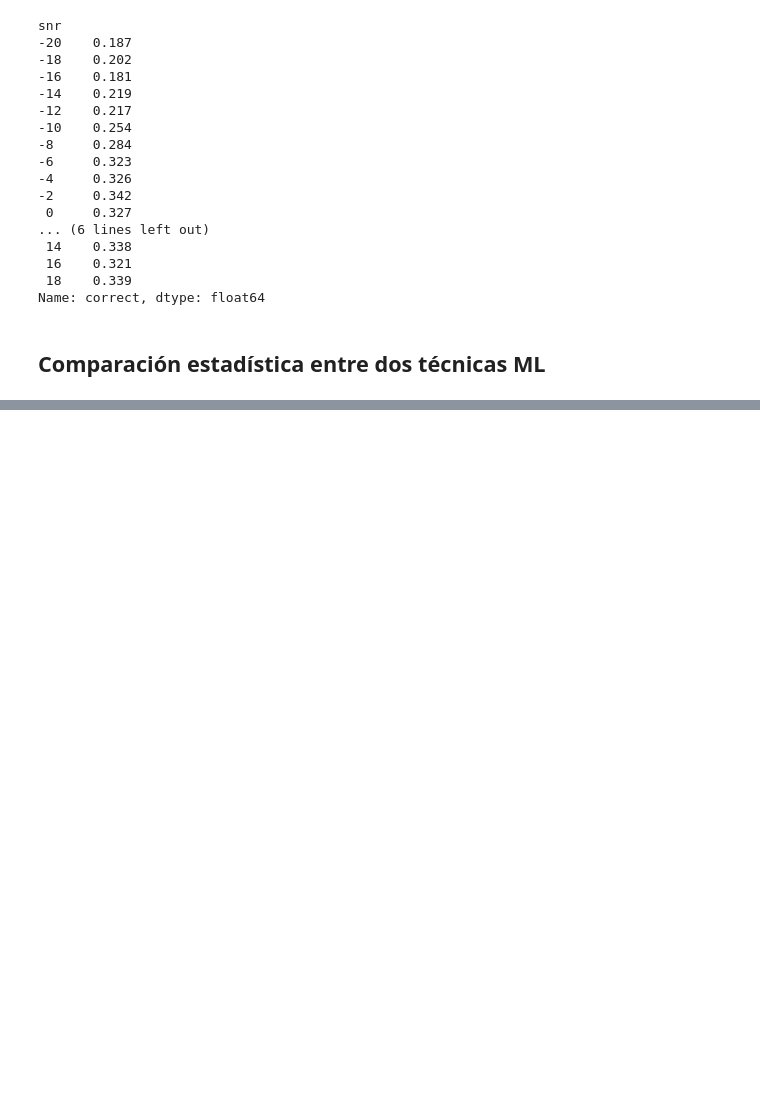
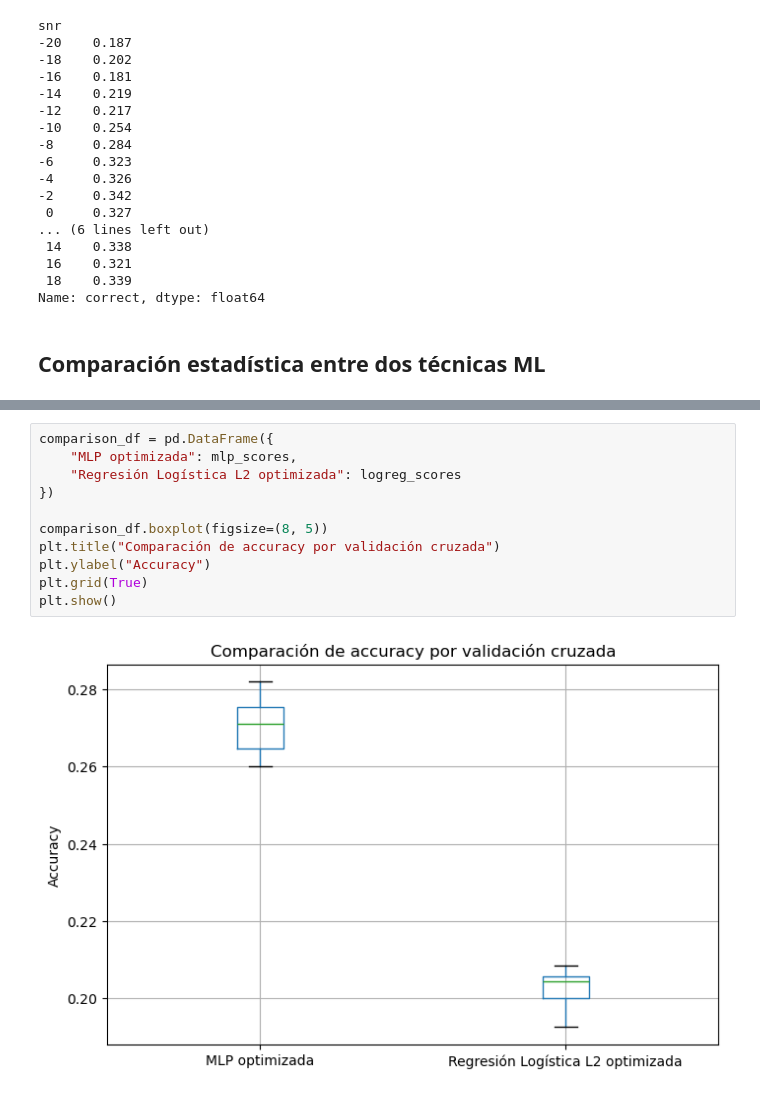
Before and after one commit to gbberru/ML-Digital-Modulations-classifier, a Jupyter notebook: notebook/digital-modulations-classifier.ipynb, the cells around one changed output, grey strips where cells are left out. Cells and saved outputs as stored; diff of their text form; blank space fills up the shorter version.

```diff
--- a/notebook/digital-modulations-classifier.ipynb
+++ b/notebook/digital-modulations-classifier.ipynb
@@ -953,0 +1024,13 @@ Name: correct, dtype: float64
+# %%
+comparison_df = pd.DataFrame({
+    "MLP optimizada": mlp_scores,
+    "Regresión Logística L2 optimizada": logreg_scores
+})
+
+comparison_df.boxplot(figsize=(8, 5))
+plt.title("Comparación de accuracy por validación cruzada")
+plt.ylabel("Accuracy")
+plt.grid(True)
+plt.show()
+# %% [output]
+[figure, added]
```
Also changed, not shown: parts of 8 cells of this notebook.
